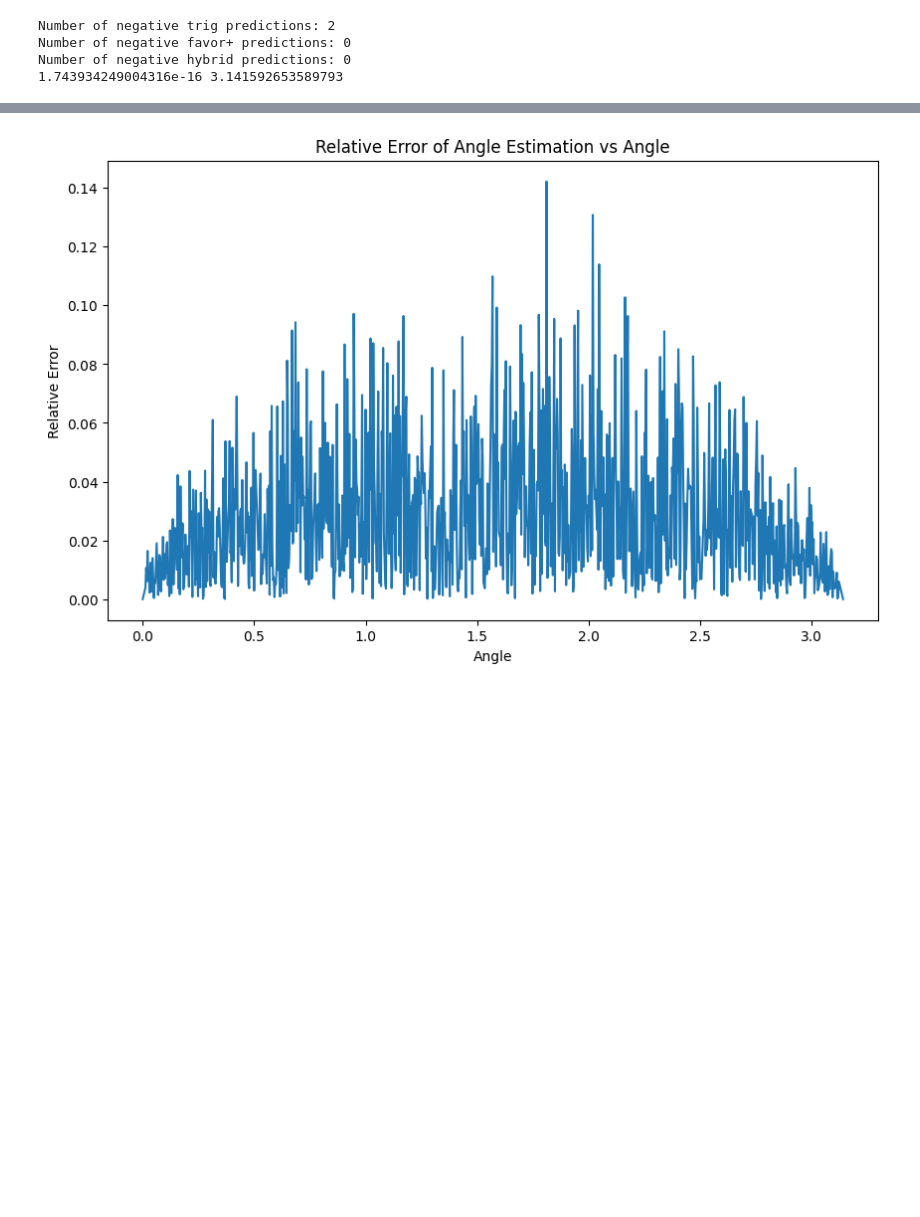
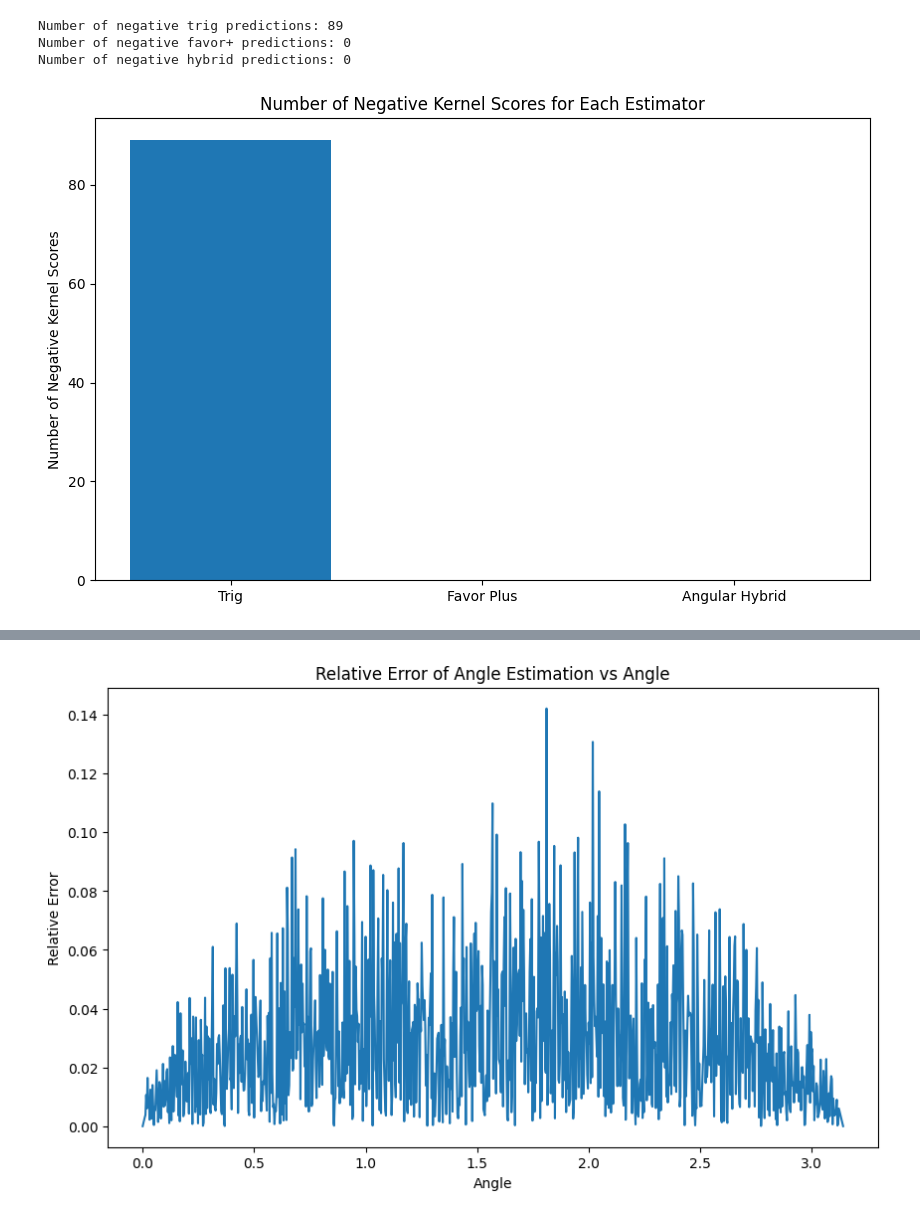
Before and after one commit to neilkach/Angular-Hybrid-Softmax-Kernel-Estimator, a Jupyter notebook: Plot_MSE_Comparison.ipynb, the cells around one changed output, grey strips where cells are left out. Cells and saved outputs as stored; diff of their text form; code cells hidden in the pictures; blank space fills up the shorter version.

```diff
--- a/Plot_MSE_Comparison.ipynb
+++ b/Plot_MSE_Comparison.ipynb
@@ -148,13 +164,18 @@ for a in angles:
 # %%
 print(f"Number of negative trig predictions: {negative_trig_preds}")
 print(f"Number of negative favor+ predictions: {negative_favor_preds}")
 print(f"Number of negative hybrid predictions: {negative_angular_hybrid_preds}")
-print(np.min(angle_preds), np.max(angle_preds))
+plt.figure(figsize=(10,6))
+plt.bar(range(3), [negative_trig_preds, negative_favor_preds, negative_angular_hybrid_preds])
+plt.xticks(range(3), ['Trig', 'Favor Plus', 'Angular Hybrid'])
+plt.ylabel('Number of Negative Kernel Scores')
+plt.title('Number of Negative Kernel Scores for Each Estimator')
+plt.show()
 # %% [output]
-Number of negative trig predictions: 2
+Number of negative trig predictions: 89
 Number of negative favor+ predictions: 0
 Number of negative hybrid predictions: 0
-1.743934249004316e-16 3.141592653589793
+[figure, added]
 # %%
 plt.figure(figsize=(10,6))
 plt.plot(angles, trig_errors, label='Trig')
```
Also changed, not shown: parts of 8 cells of this notebook.
